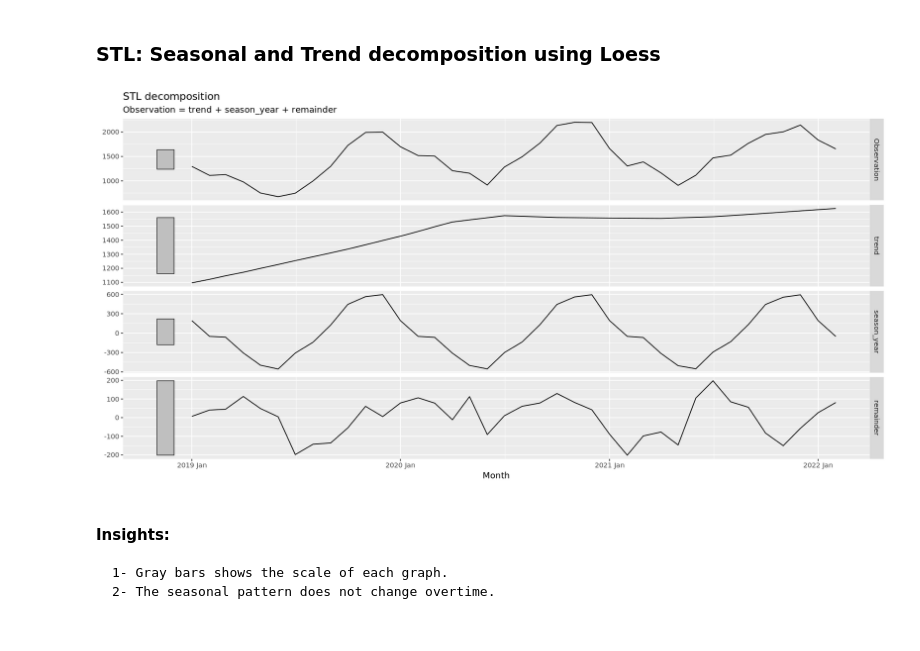
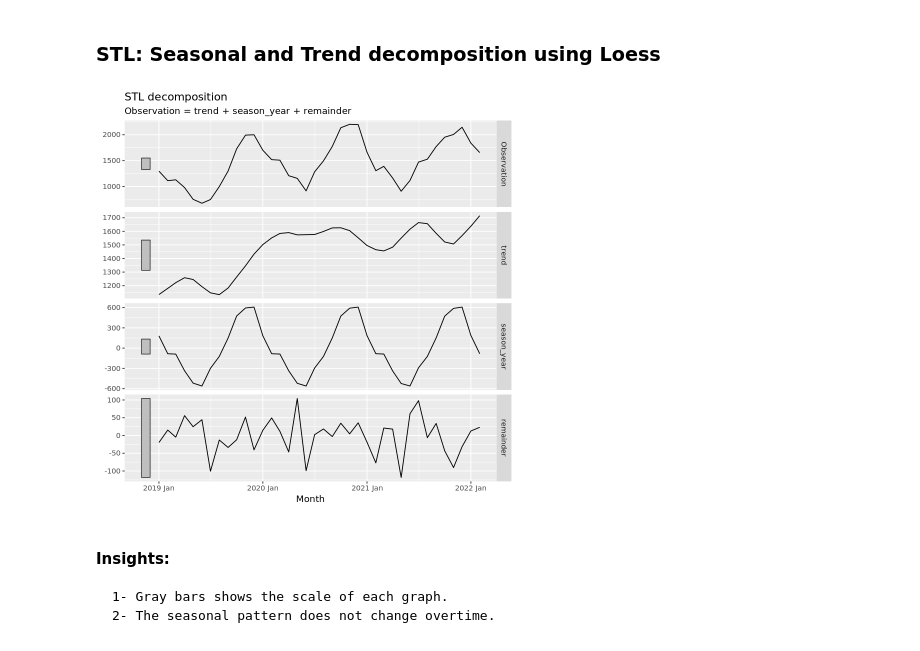
Before and after one commit to Ibrahim-Khayat/-IE499, a Jupyter notebook: index.ipynb, the cells around one changed output. Cells and saved outputs as stored; diff of their text form; code cells hidden in the pictures.

```diff
--- a/index.ipynb
+++ b/index.ipynb
@@ -239,11 +238,12 @@ autoplot(Chips_train, Observation)+
 ### STL: Seasonal and Trend decomposition using Loess
 # %%
 dcmp <- Chips_train |>
-  model(stl = STL(Observation))
+  model(
+    STL(Observation ~ trend(window = 7)))
 
-components(dcmp) |> autoplot()
+  components(dcmp) |>autoplot()
 # %% [output]
-[figure, old version]
+[figure, new version]
 # %% [markdown]
 #### Insights:
 
```
Also changed, not shown: parts of 6 cells of this notebook.
